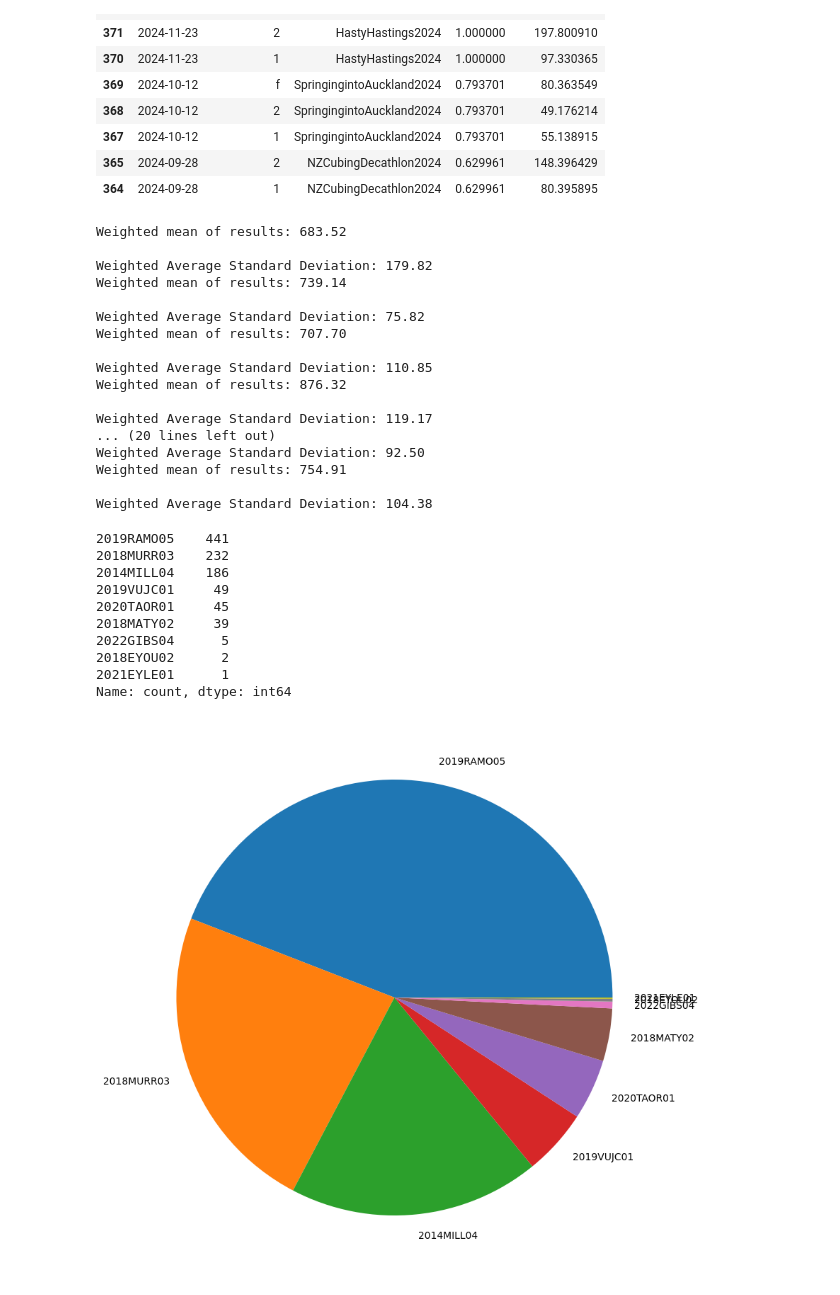
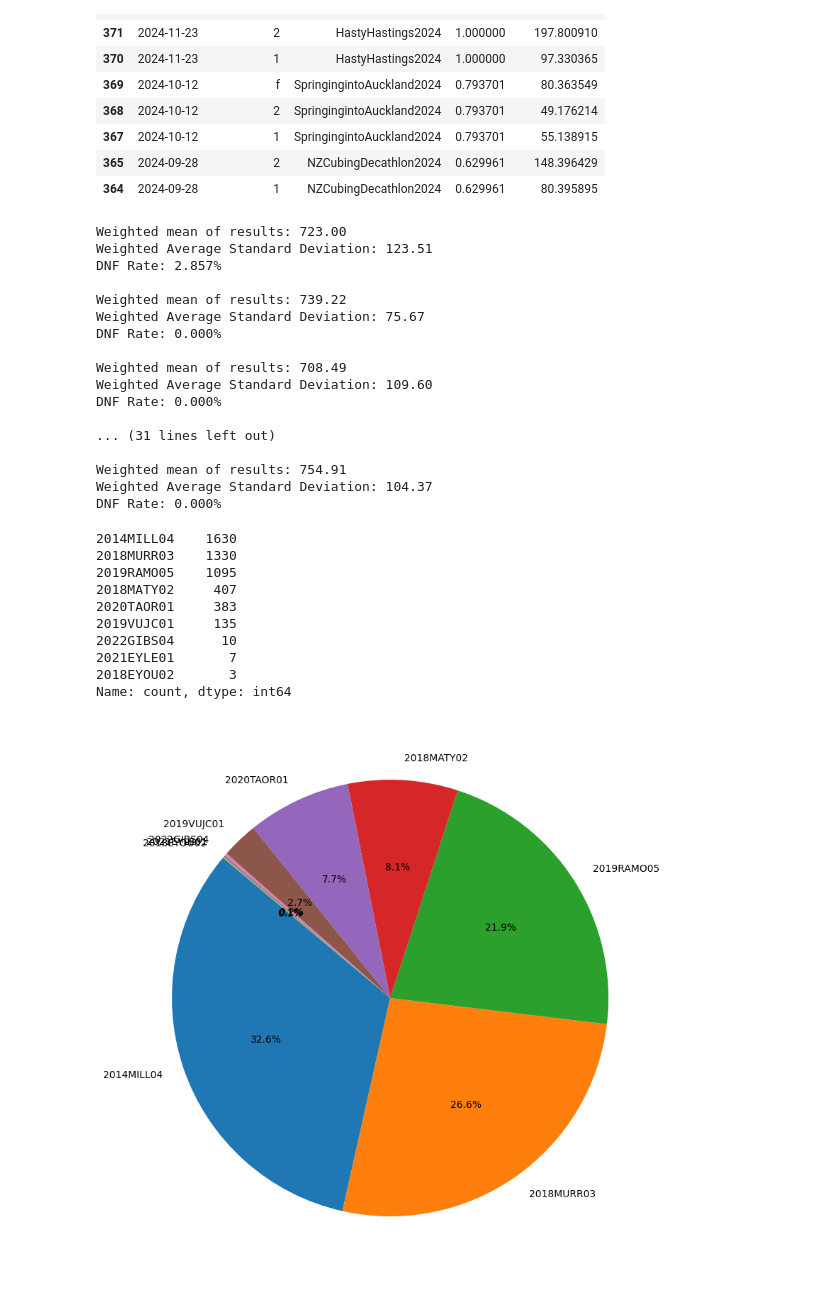
Before and after one commit to itsjimzhu/bld-tools, a Jupyter notebook: estimation/db.ipynb, the cells around one changed output. Cells and saved outputs as stored; diff of their text form; code cells hidden in the pictures.

Commit message:
Include DNF and skew-normal

```diff
--- a/estimation/db.ipynb
+++ b/estimation/db.ipynb
@@ -289,7 +289,10 @@ def time_weighted_distribution(person_id, event_id, halflife, results, competiti
     event_results['time_difference'] = (greatest_date.year - event_results[
         'date'].dt.year) * 12 + (greatest_date.month - event_results['date'].dt.month)
 
-    halflife = 3
+    dnf_rate = event_results[(event_results.time_difference <= 12) & (event_results.roundTypeId == 'f')]
+    dnf_rate = dnf_rate[dnf_rate.result == -1].shape[0] / dnf_rate.shape[0]
+
+    event_results = event_results[event_results.result != -1]
     event_results['weight'] = 2 ** (-event_results['time_difference'] / halflife)
 
     event_results.sort_values(['date'], ascending=False).head(25)
@@ -304,10 +307,10 @@ def time_weighted_distribution(person_id, event_id, halflife, results, competiti
     weighted_avg_std_dev = np.average(group_std_devs['group_std_dev'],
                                       weights=group_std_devs['weight'])
 
-    print(f"Weighted Average Standard Deviation: {weighted_avg_std_dev:.2f}\n")
-    group_std_devs.sort_values('date', ascending=False).head(10)
+    print(f"Weighted Average Standard Deviation: {weighted_avg_std_dev:.2f}")
+    print(f"DNF Rate: {dnf_rate * 100:.3f}%\n")
 
-    return weighted_mean, weighted_avg_std_dev
+    return weighted_mean, weighted_avg_std_dev, dnf_rate
 # %%
 people = [
     # '2020FENG02',
@@ -334,20 +337,20 @@ for person in people:
     except Exception as e:
         print(f"Error for {person}: {e}")
 # %% [output]
-Weighted mean of results: 683.52
+Weighted mean of results: 723.00
+Weighted Average Standard Deviation: 123.51
+DNF Rate: 2.857%
 
-Weighted Average Standard Deviation: 179.82
-Weighted mean of results: 739.14
+Weighted mean of results: 739.22
+Weighted Average Standard Deviation: 75.67
+DNF Rate: 0.000%
 
-Weighted Average Standard Deviation: 75.82
-Weighted mean of results: 707.70
+Weighted mean of results: 708.49
+Weighted Average Standard Deviation: 109.60
+DNF Rate: 0.000%
 
-Weighted Average Standard Deviation: 110.85
-Weighted mean of results: 876.32
+... (31 lines left out)
 
-Weighted Average Standard Deviation: 119.17
-... (20 lines left out)
-Weighted Average Standard Deviation: 92.50
 Weighted mean of results: 754.91
-
-Weighted Average Standard Deviation: 104.38
+Weighted Average Standard Deviation: 104.37
+DNF Rate: 0.000%
@@ -354,30 +359,35 @@ Weighted Average Standard Deviation: 104.38
 # %%
 trials = []
-def ao5(list):
+def ao5(list, dnf_rate):
+    # Randomly set dnf_rate percent of the results to 999
+    for i in range(len(list)):
+        if random.random() < dnf_rate:
+            list[i] = 999
     return np.mean(sorted(list)[1:4])
 
-for _ in range(1000):
+for _ in range(5000):
     group = {}
-    for person, params in dists.items():
-        group[person] = ao5(np.random.normal(*params, 5))
+    for person, (mean, std, dnf_rate) in dists.items():
+        group[person] = ao5(np.random.normal(mean, std, 5), dnf_rate)
 
     winner = min(group, key=group.get)
     trials.append(winner)
 
 display(pd.Series(trials).value_counts())
-# Pie plot of winners
+# Pie plot of winners. Label with percentages
 plt.figure(figsize=(10, 10))
-plt.pie(pd.Series(trials).value_counts(), labels=pd.Series(trials).value_counts().index)
+plt.pie(pd.Series(trials).value_counts(), labels=pd.Series(trials).value_counts().index,
+        autopct='%1.1f%%', startangle=140)
 plt.show()
 # %% [output]
-2019RAMO05    441
-2018MURR03    232
-2014MILL04    186
-2019VUJC01     49
-2020TAOR01     45
-2018MATY02     39
-2022GIBS04      5
-2018EYOU02      2
-2021EYLE01      1
+2014MILL04    1630
+2018MURR03    1330
+2019RAMO05    1095
+2018MATY02     407
+2020TAOR01     383
+2019VUJC01     135
+2022GIBS04      10
+2021EYLE01       7
+2018EYOU02       3
 Name: count, dtype: int64
-[figure, old version]
+[figure, new version]
```
Also changed, not shown: parts of 8 cells of this notebook.
